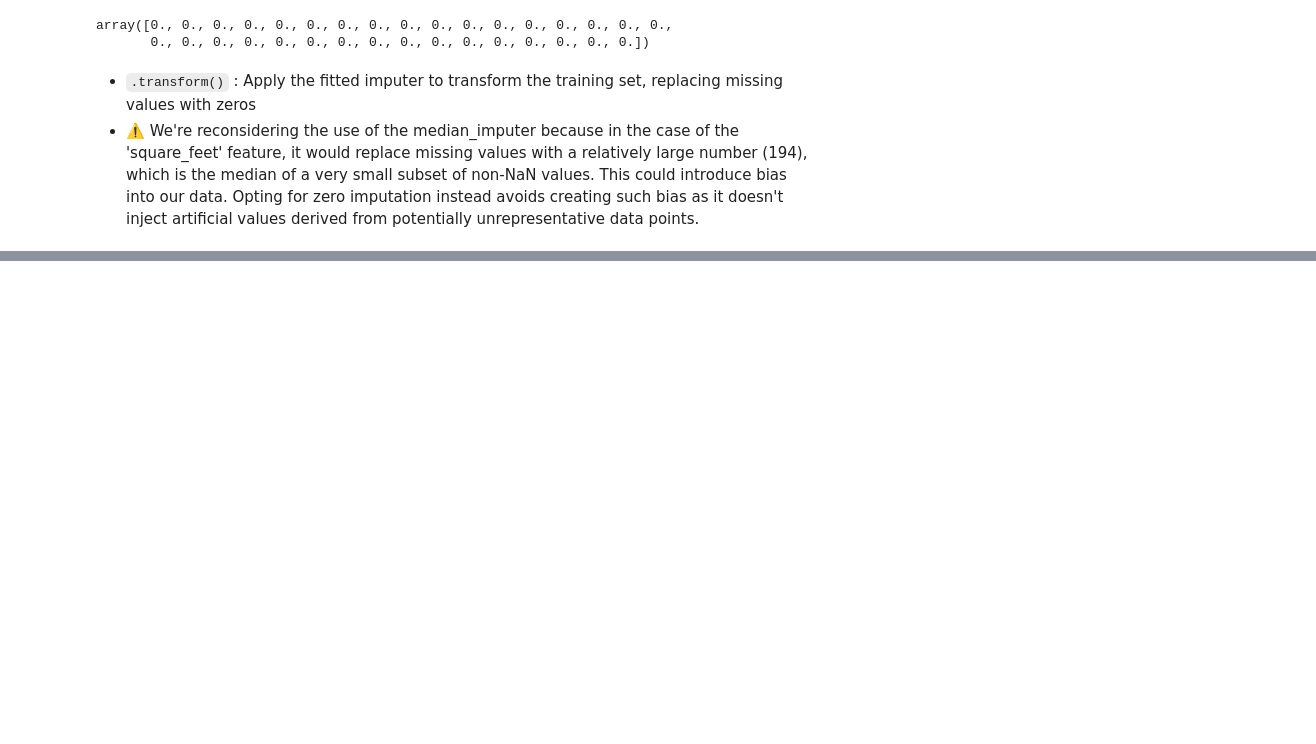
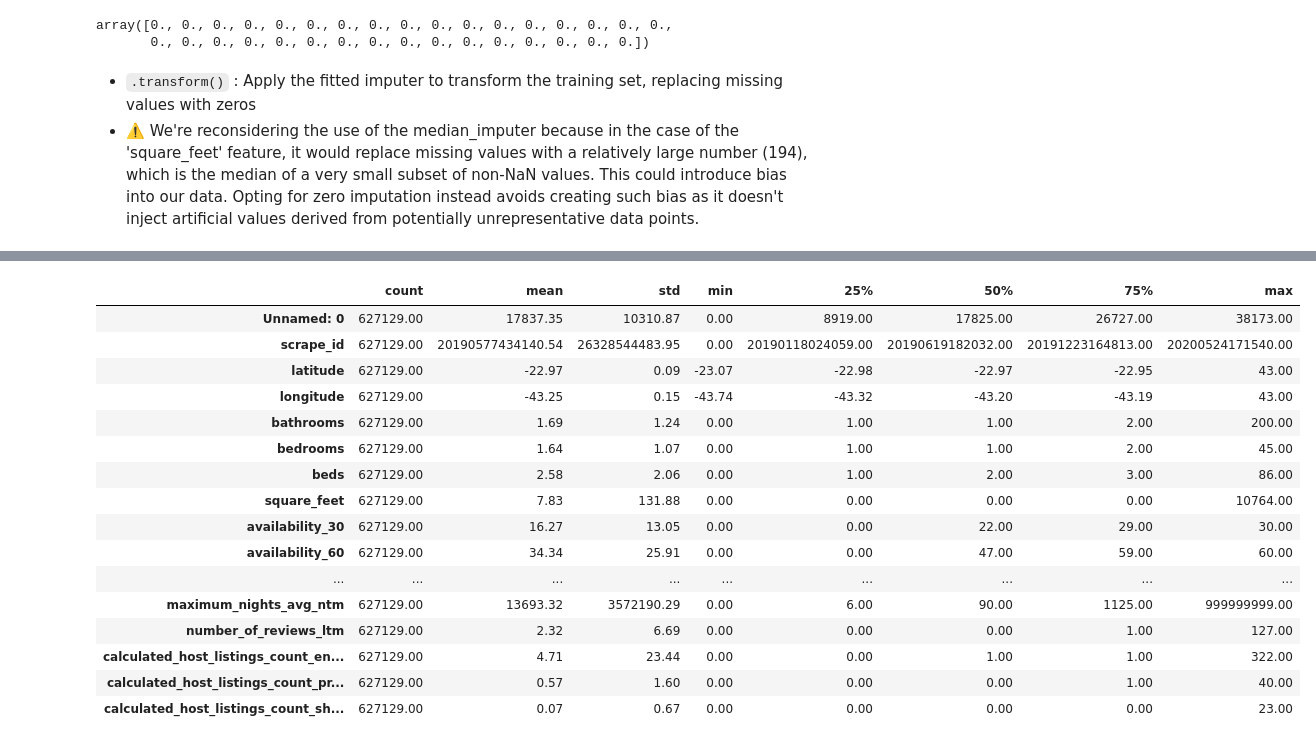
Before and after one commit to arthurcornelio88/airbnbpricing, a Jupyter notebook: airbnb-pricing.ipynb, the cells around one changed output, grey strips where cells are left out. Cells and saved outputs as stored; diff of their text form; code cells hidden in the pictures; blank space fills up the shorter version.

```diff
--- a/airbnb-pricing.ipynb
+++ b/airbnb-pricing.ipynb
@@ -583,0 +601,20 @@ X_train_num_tr = pd.DataFrame(X, columns=X_train_num.columns)
+# %%
+X_train_num_tr.describe().T
+# %% [output]
+|  | count | mean | std | min | 25% | 50% | 75% | max |
+| Unnamed: 0 | 627129.00 | 17837.35 | 10310.87 | 0.00 | 8919.00 | 17825.00 | 26727.00 | 38173.00 |
+| scrape_id | 627129.00 | 20190577434140.54 | 26328544483.95 | 0.00 | 20190118024059.00 | 20190619182032.00 | 20191223164813.00 | 20200524171540.00 |
+| latitude | 627129.00 | -22.97 | 0.09 | -23.07 | -22.98 | -22.97 | -22.95 | 43.00 |
+| longitude | 627129.00 | -43.25 | 0.15 | -43.74 | -43.32 | -43.20 | -43.19 | 43.00 |
+| bathrooms | 627129.00 | 1.69 | 1.24 | 0.00 | 1.00 | 1.00 | 2.00 | 200.00 |
+| bedrooms | 627129.00 | 1.64 | 1.07 | 0.00 | 1.00 | 1.00 | 2.00 | 45.00 |
+| beds | 627129.00 | 2.58 | 2.06 | 0.00 | 1.00 | 2.00 | 3.00 | 86.00 |
+| square_feet | 627129.00 | 7.83 | 131.88 | 0.00 | 0.00 | 0.00 | 0.00 | 10764.00 |
+| availability_30 | 627129.00 | 16.27 | 13.05 | 0.00 | 0.00 | 22.00 | 29.00 | 30.00 |
+| availability_60 | 627129.00 | 34.34 | 25.91 | 0.00 | 0.00 | 47.00 | 59.00 | 60.00 |
+| ... | ... | ... | ... | ... | ... | ... | ... | ... |
+| maximum_nights_avg_ntm | 627129.00 | 13693.32 | 3572190.29 | 0.00 | 6.00 | 90.00 | 1125.00 | 999999999.00 |
+| number_of_reviews_ltm | 627129.00 | 2.32 | 6.69 | 0.00 | 0.00 | 0.00 | 1.00 | 127.00 |
+| calculated_host_listings_count_en... | 627129.00 | 4.71 | 23.44 | 0.00 | 0.00 | 1.00 | 1.00 | 322.00 |
+| calculated_host_listings_count_pr... | 627129.00 | 0.57 | 1.60 | 0.00 | 0.00 | 0.00 | 1.00 | 40.00 |
+| calculated_host_listings_count_sh... | 627129.00 | 0.07 | 0.67 | 0.00 | 0.00 | 0.00 | 0.00 | 23.00 |
```
Also changed, not shown: parts of 31 cells of this notebook.
